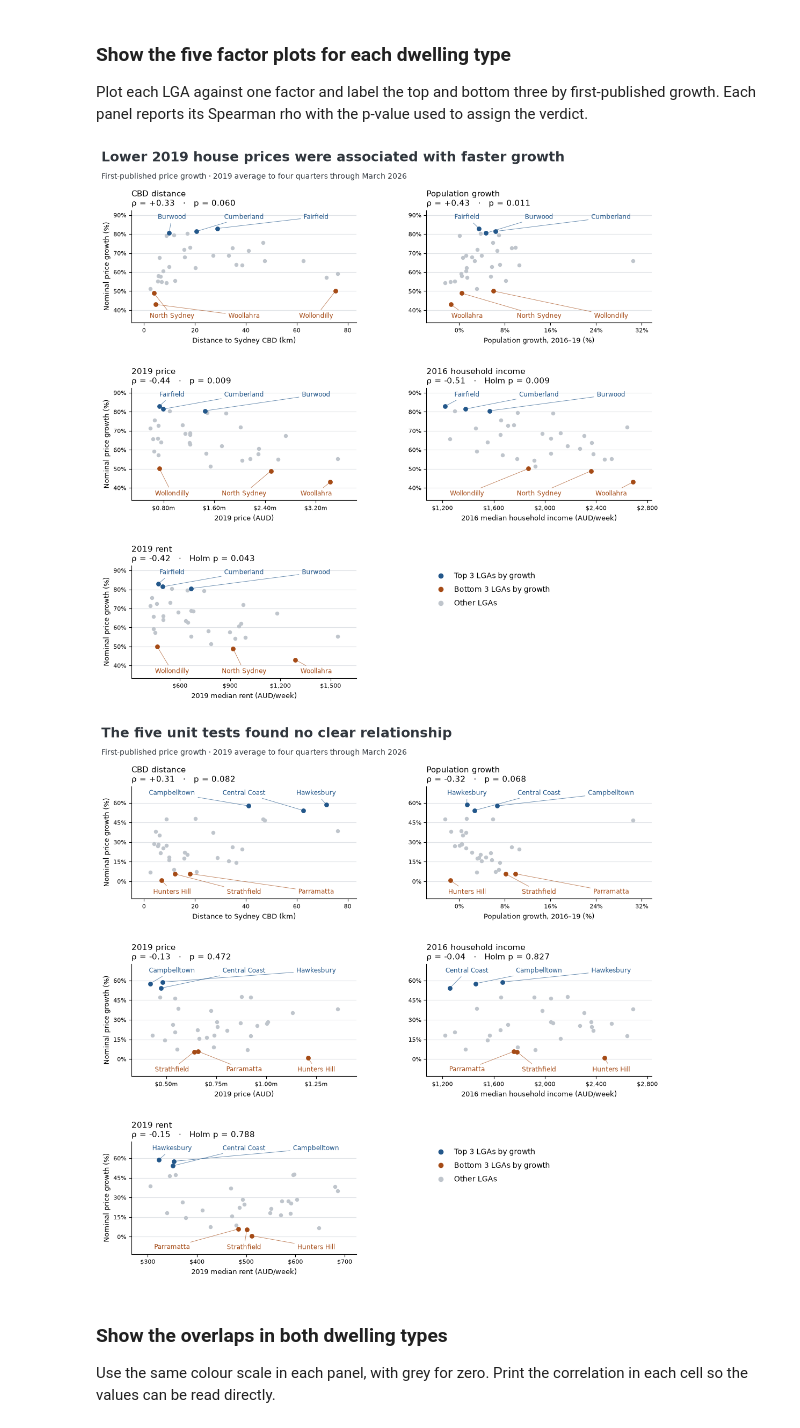
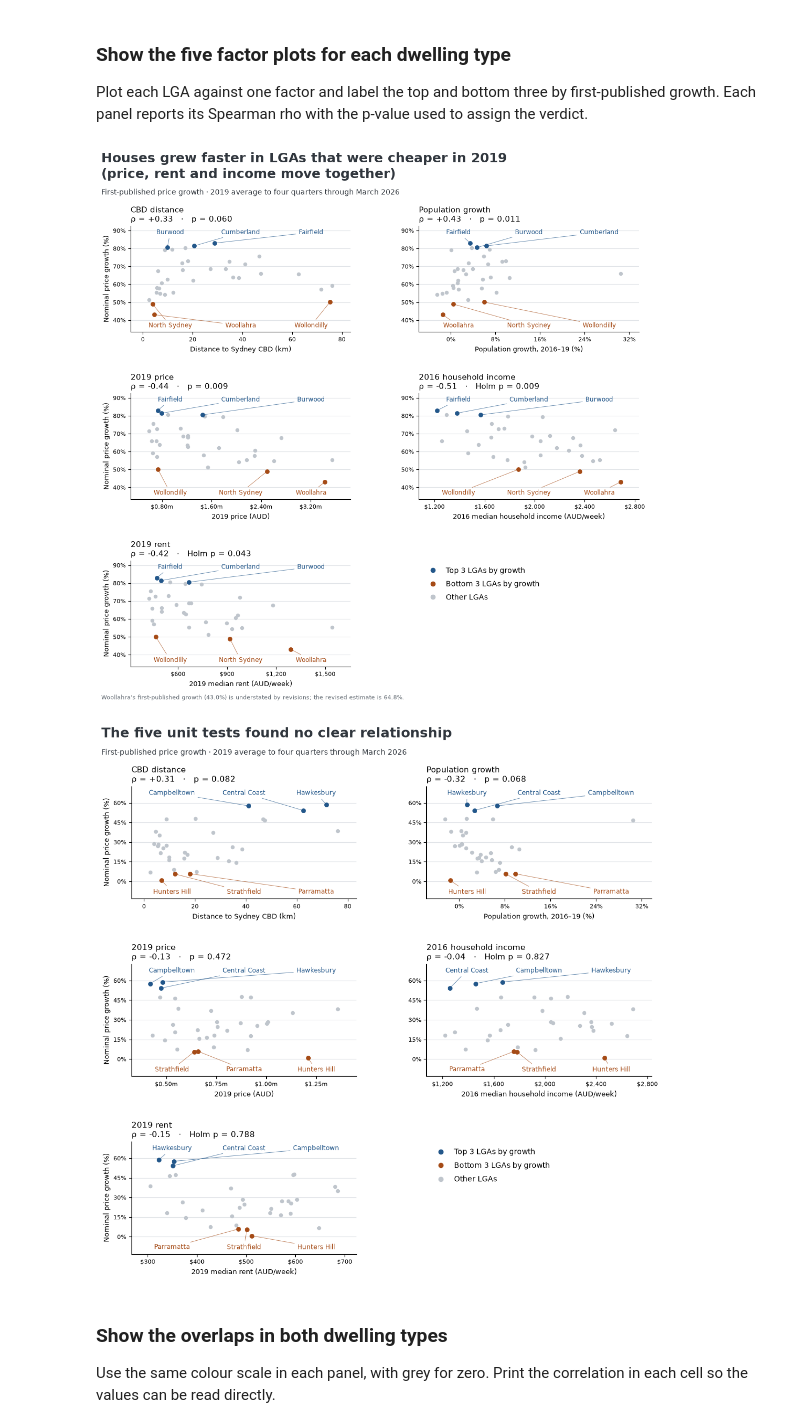
Before and after one commit to huiya-svg/sydney-housing-growth, a Jupyter notebook: notebooks/03_analysis.ipynb, the cells around one changed output. Drawn from its saved outputs; the diff is of its cells as text; code cells hidden in the pictures.

```diff
--- a/notebooks/03_analysis.ipynb
+++ b/notebooks/03_analysis.ipynb
@@ -232,6 +232,14 @@ def save_chart(fig, filename):
     fig.savefig(figure_dir / filename, dpi=150, metadata={"Software": None}, facecolor="white")
     plt.show()
     plt.close(fig)
+
+def add_woollahra_footnote(fig, left):
+    """Explain the revision sensitivity using the Woollahra house growth row."""
+    note = (
+        f"Woollahra's first-published growth ({woollahra['growth_pct']:.1%}) is understated by revisions; "
+        f"the revised estimate is {woollahra['growth_pct_rev']:.1%}."
+    )
+    fig.text(left, 0.015, note, fontsize=8, color="#606870", va="bottom")
 
 def plot_growth_bars(dwelling):
     series = ranked.loc[ranked["dwelling_type"].eq(dwelling)]
@@ -274,6 +282,8 @@ def plot_growth_bars(dwelling):
     ]
     fig.legend(handles=legend, loc="upper left", bbox_to_anchor=(0.04, 0.914), ncol=3,
                frameon=False, fontsize=8.5, borderaxespad=0)
+    if dwelling == "house":
+        add_woollahra_footnote(fig, 0.04)
     save_chart(fig, f"growth_by_lga_{dwelling}.png")
 
 for dwelling in dwelling_types:
@@ -646,7 +656,7 @@ factor_axes = {
     "rent_2019_weekly": ("2019 median rent (AUD/week)", FuncFormatter(lambda x, pos: f"${x:,.0f}")),
 }
 scatter_titles = {
-    "house": "Lower 2019 house prices were associated with faster growth",
+    "house": "Houses grew faster in LGAs that were cheaper in 2019 (price, rent and income move together)",
     "unit": "The five unit tests found no clear relationship",
 }
 scatter_tests = nominal_tests.set_index(test_keys)
@@ -668,10 +678,17 @@ def plot_factor_scatter(dwelling):
     low, high = data["growth_pct"].min(), data["growth_pct"].max()
     span = high - low
     fig, axes = plt.subplots(3, 2, figsize=(11.2, 10.9))
-    fig.subplots_adjust(left=0.10, right=0.965, top=0.875, bottom=0.075, hspace=0.58, wspace=0.31)
-    fig.text(0.05, 0.976, scatter_titles[dwelling], fontsize=18, fontweight="bold", color=ink, va="top")
+    title = scatter_titles[dwelling]
+    axes_top = 0.875
+    subtitle_y = 0.939
+    if dwelling == "house":
+        title = title.replace(" (", "\n(", 1)
+        axes_top = 0.845
+        subtitle_y = 0.91
+    fig.subplots_adjust(left=0.10, right=0.965, top=axes_top, bottom=0.075, hspace=0.58, wspace=0.31)
+    fig.text(0.05, 0.976, title, fontsize=18, fontweight="bold", color=ink, va="top")
     fig.text(
-        0.05, 0.939, f"First-published price growth · 2019 average to four quarters through {end_label}",
+        0.05, subtitle_y, f"First-published price growth · 2019 average to four quarters through {end_label}",
         fontsize=10, color=ink, va="top",
     )
     for i, (ax, (factor, (x_label, formatter))) in enumerate(zip(axes.flat, factor_axes.items())):
@@ -688,34 +705,36 @@ def plot_factor_scatter(dwelling):
         label_extremes(ax, bottom, factor, rust, 0.06)
 
         test = scatter_tests.loc[(dwelling, factor)]
         p_label = f"Holm p = {test['p_holm']:.3f}" if test["family"] == "exploratory" else f"p = {test['p']:.3f}"
         ax.set_title(f"{factor_names[factor]}\nρ = {test['rho']:+.2f}   ·   {p_label}", loc="left", fontsize=10.5)
         ax.set_xlabel(x_label, fontsize=9)
         if i % 2 == 0:
             ax.set_ylabel("Nominal price growth (%)", fontsize=9)
         ax.yaxis.set_major_locator(MaxNLocator(6))
         ax.yaxis.set_major_formatter(PercentFormatter(1, decimals=0))
         ax.xaxis.set_major_locator(MaxNLocator(5))
         if formatter is not None:
             ax.xaxis.set_major_formatter(formatter)
         ax.tick_params(labelsize=8)
         ax.grid(axis="y", color=grid_grey)
         ax.set_axisbelow(True)
         ax.spines[["top", "right"]].set_visible(False)
 
     axes.flat[-1].axis("off")
     legend = [
         Line2D([], [], linestyle="none", marker="o", color=blue, label="Top 3 LGAs by growth"),
         Line2D([], [], linestyle="none", marker="o", color=rust, label="Bottom 3 LGAs by growth"),
         Line2D([], [], linestyle="none", marker="o", color=light_grey, label="Other LGAs"),
     ]
     axes.flat[-1].legend(handles=legend, loc="upper left", frameon=False, fontsize=10, labelspacing=0.8)
+    if dwelling == "house":
+        add_woollahra_footnote(fig, 0.05)
     save_chart(fig, f"factor_scatter_{dwelling}.png")
 
 for dwelling in dwelling_types:
     plot_factor_scatter(dwelling)
 # %% [output]
-[figure, old version]
+[figure, new version]
 [figure]
 # %% [markdown]
 ### Show the overlaps in both dwelling types
```
Also changed, not shown: parts of 1 cell of this notebook, 10 other files.
